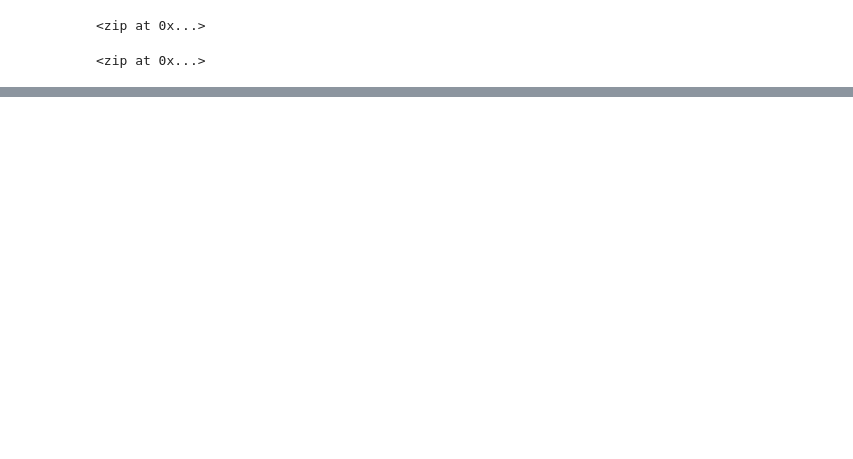
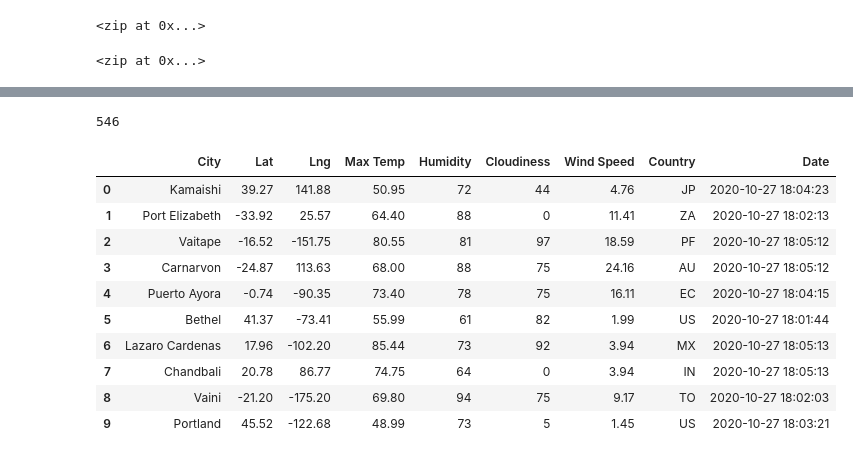
Before and after one commit to daniduce/World_Weather_Analysis, a Jupyter notebook: WeatherPy.ipynb, the cells around one changed output, grey strips where cells are left out. Cells and saved outputs as stored; diff of their text form; code cells hidden in the pictures; blank space fills up the shorter version.

Commit message:
New updates for WeatherPy

```diff
--- a/WeatherPy.ipynb
+++ b/WeatherPy.ipynb
@@ -5,0 +15,4 @@ import numpy as np
+# %%
+# Starting URL for Weather Map API Call.
+url = "http://api.openweathermap.org/data/2.5/weather?units=Imperial&APPID=" + weather_api_key
+print(url)
@@ -36,0 +130,20 @@ len(cities)
+# %%
+len(city_data)
+# %% [output]
+546
+# %%
+# Convert the array of dictionaries to a Pandas DataFrame.
+city_data_df = pd.DataFrame(city_data)
+city_data_df.head(10)
+# %% [output]
+|  | City | Lat | Lng | Max Temp | Humidity | Cloudiness | Wind Speed | Country | Date |
+| 0 | Kamaishi | 39.27 | 141.88 | 50.95 | 72 | 44 | 4.76 | JP | 2020-10-27 18:04:23 |
+| 1 | Port Elizabeth | -33.92 | 25.57 | 64.40 | 88 | 0 | 11.41 | ZA | 2020-10-27 18:02:13 |
+| 2 | Vaitape | -16.52 | -151.75 | 80.55 | 81 | 97 | 18.59 | PF | 2020-10-27 18:05:12 |
+| 3 | Carnarvon | -24.87 | 113.63 | 68.00 | 88 | 75 | 24.16 | AU | 2020-10-27 18:05:12 |
+| 4 | Puerto Ayora | -0.74 | -90.35 | 73.40 | 78 | 75 | 16.11 | EC | 2020-10-27 18:04:15 |
+| 5 | Bethel | 41.37 | -73.41 | 55.99 | 61 | 82 | 1.99 | US | 2020-10-27 18:01:44 |
+| 6 | Lazaro Cardenas | 17.96 | -102.20 | 85.44 | 73 | 92 | 3.94 | MX | 2020-10-27 18:05:13 |
+| 7 | Chandbali | 20.78 | 86.77 | 74.75 | 64 | 0 | 3.94 | IN | 2020-10-27 18:05:13 |
+| 8 | Vaini | -21.20 | -175.20 | 69.80 | 94 | 75 | 9.17 | TO | 2020-10-27 18:02:03 |
+| 9 | Portland | 45.52 | -122.68 | 48.99 | 73 | 5 | 1.45 | US | 2020-10-27 18:03:21 |
```
Also changed, not shown: parts of 6 cells of this notebook, 3 other files.
